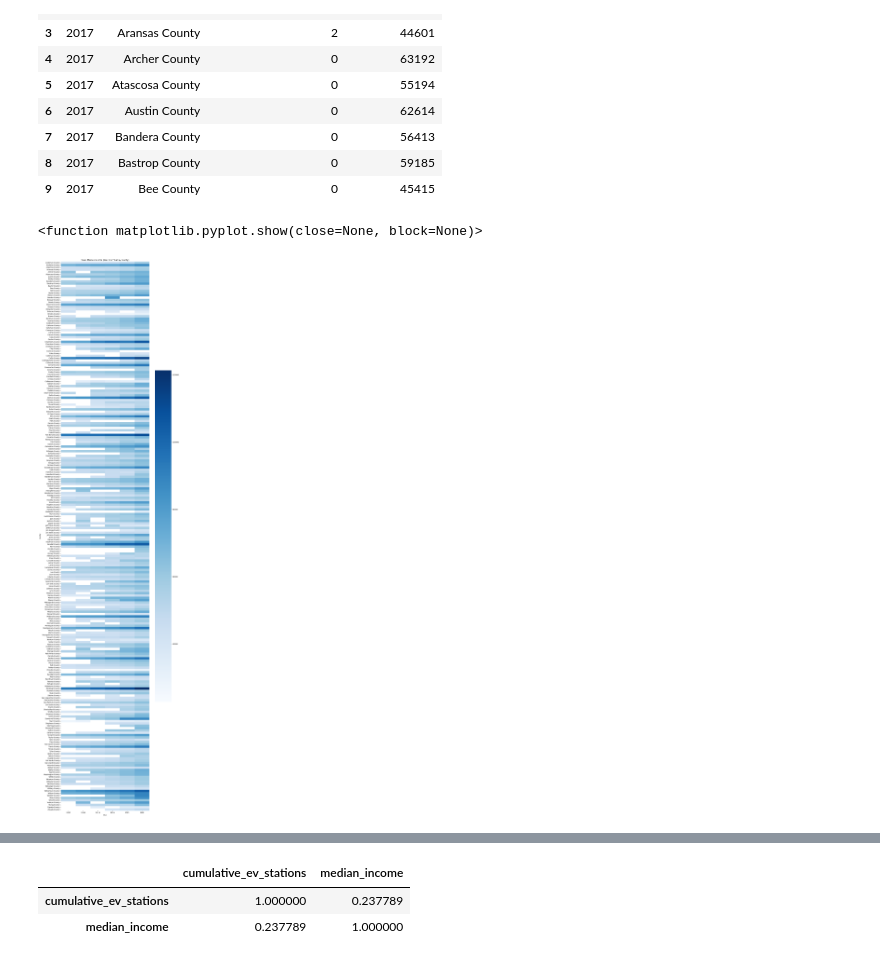
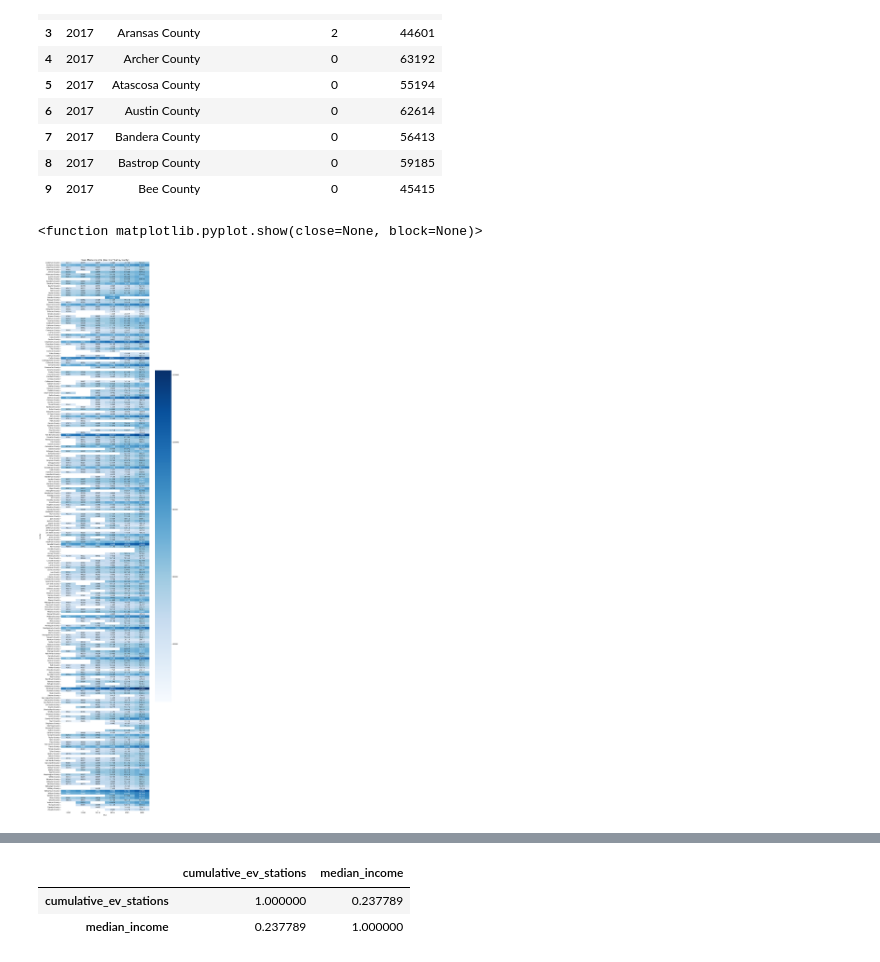
Before and after one commit to rune-encoder/Project-1, a Jupyter notebook: notebooks/individual_work/bryce_exploration/Data Cleaning/TX_Income_DataVis.ipynb, the cells around one changed output, grey strips where cells are left out. Cells and saved outputs as stored; diff of their text form; code cells hidden in the pictures.

```diff
--- a/notebooks/individual_work/bryce_exploration/Data Cleaning/TX_Income_DataVis.ipynb
+++ b/notebooks/individual_work/bryce_exploration/Data Cleaning/TX_Income_DataVis.ipynb
@@ -86,22 +86,22 @@ None
 # %%
 #Generate Heatmap to chart Median income by year per county
 tx_income_pivot = tx_ev_df.pivot_table(index="county", columns="year", values= "median_income")
 y_labels_income = tx_ev_df["county"]
 plt.figure(figsize=(12,60))
 plt.yticks(ticks=range(len(y_labels_income)), labels=y_labels_income, fontsize=10)
-sns.heatmap(tx_income_pivot, cmap="Blues", fmt=".0f") #removed annot=True
+sns.heatmap(tx_income_pivot, cmap="Blues", annot=True, fmt=".0f") #removed annot=True
 plt.title("Texas Median Income (Year over Year by County)")
 
 #Export and save figure
 file_name = "tx_county_income_vis.png"
 file_path = Path(f"../../../../reports/figures/income_by_county/{file_name}")
 
 plt.savefig(file_path)
 
 plt.show
 # %% [output]
 <function matplotlib.pyplot.show(close=None, block=None)>
-[figure, old version]
+[figure, new version]
 # %%
 # #Generate Heatmap to chart top 10 Median income by year per county
 
```
Also changed, not shown: parts of 2 cells of this notebook, 3 other files.
